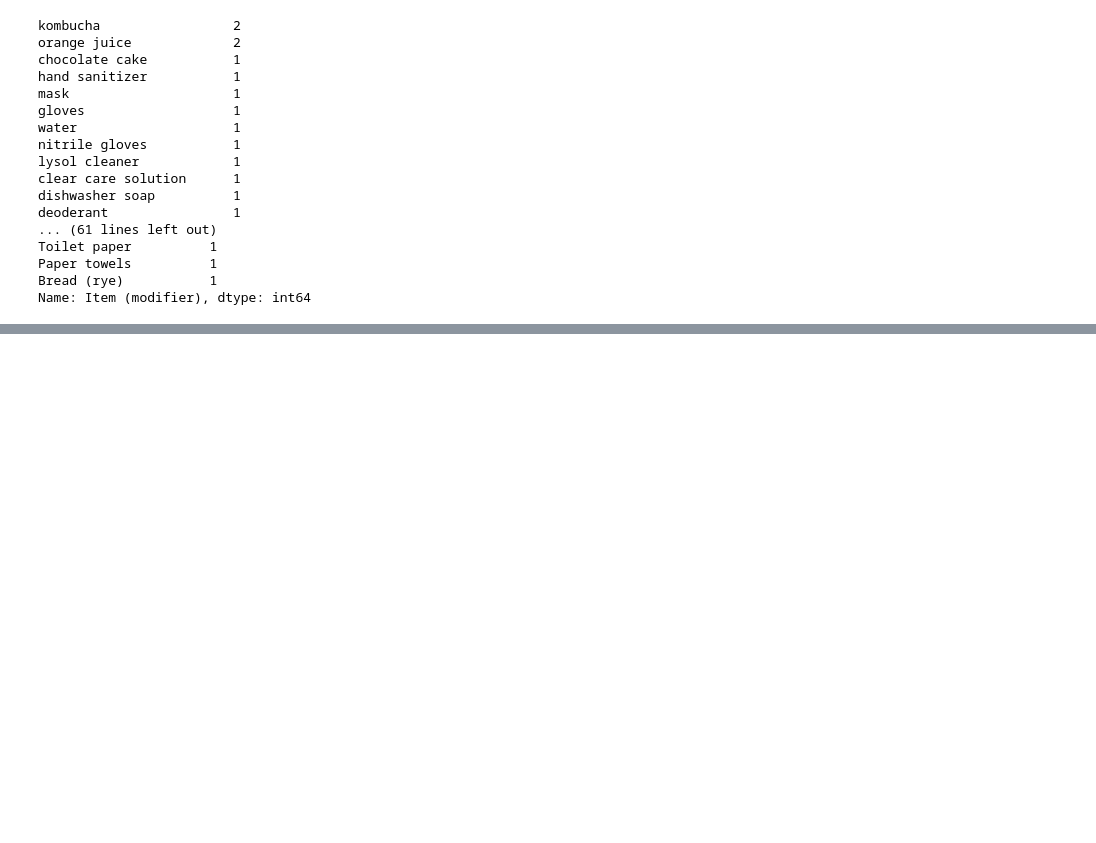
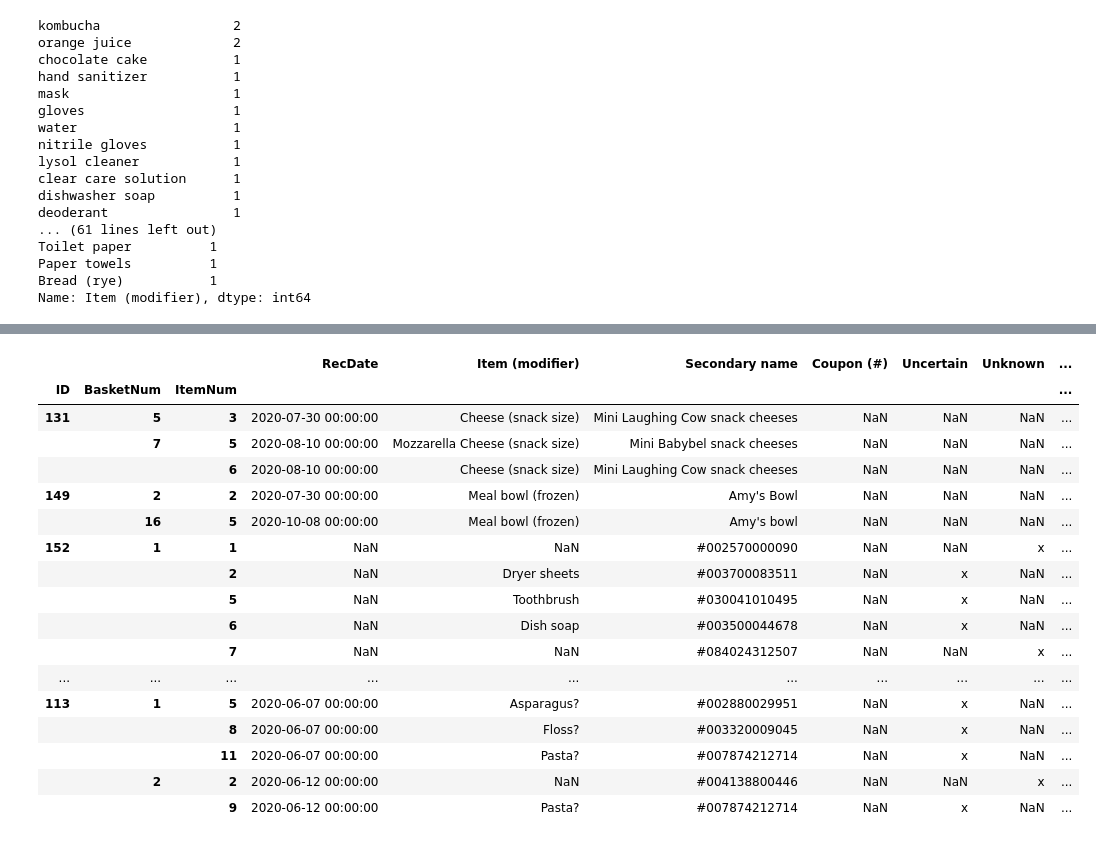
Before and after one commit to jjailer/grocery-receipt-data-cleaning, a Jupyter notebook: Scripts/data_validation.ipynb, the cells around one changed output, grey strips where cells are left out. Saved outputs shown, nothing was run; the diff lists cells and outputs as text; code cells hidden in the pictures; blank space fills up the shorter version.

```diff
--- a/Scripts/data_validation.ipynb
+++ b/Scripts/data_validation.ipynb
@@ -156,0 +178,21 @@ Name: Item (modifier), dtype: int64
+# %%
+sam_df[sam_df['Secondary name'].notnull()].head(50)
+# %% [output]
+|  |  |  | RecDate | Item (modifier) | Secondary name | Coupon (#) | Uncertain | Unknown | ... |
+| ID | BasketNum | ItemNum |  |  |  |  |  |  | ... |
+| 131 | 5 | 3 | 2020-07-30 00:00:00 | Cheese (snack size) | Mini Laughing Cow snack cheeses | NaN | NaN | NaN | ... |
+|  | 7 | 5 | 2020-08-10 00:00:00 | Mozzarella Cheese (snack size) | Mini Babybel snack cheeses | NaN | NaN | NaN | ... |
+|  |  | 6 | 2020-08-10 00:00:00 | Cheese (snack size) | Mini Laughing Cow snack cheeses | NaN | NaN | NaN | ... |
+| 149 | 2 | 2 | 2020-07-30 00:00:00 | Meal bowl (frozen) | Amy's Bowl | NaN | NaN | NaN | ... |
+|  | 16 | 5 | 2020-10-08 00:00:00 | Meal bowl (frozen) | Amy's bowl | NaN | NaN | NaN | ... |
+| 152 | 1 | 1 | NaN | NaN | #002570000090 | NaN | NaN | x | ... |
+|  |  | 2 | NaN | Dryer sheets | #003700083511 | NaN | x | NaN | ... |
+|  |  | 5 | NaN | Toothbrush | #030041010495 | NaN | x | NaN | ... |
+|  |  | 6 | NaN | Dish soap | #003500044678 | NaN | x | NaN | ... |
+|  |  | 7 | NaN | NaN | #084024312507 | NaN | NaN | x | ... |
+| ... | ... | ... | ... | ... | ... | ... | ... | ... | ... |
+| 113 | 1 | 5 | 2020-06-07 00:00:00 | Asparagus? | #002880029951 | NaN | x | NaN | ... |
+|  |  | 8 | 2020-06-07 00:00:00 | Floss? | #003320009045 | NaN | x | NaN | ... |
+|  |  | 11 | 2020-06-07 00:00:00 | Pasta? | #007874212714 | NaN | x | NaN | ... |
+|  | 2 | 2 | 2020-06-12 00:00:00 | NaN | #004138800446 | NaN | NaN | x | ... |
+|  |  | 9 | 2020-06-12 00:00:00 | Pasta? | #007874212714 | NaN | x | NaN | ... |
```
Also changed, not shown: parts of 1 cell of this notebook.
